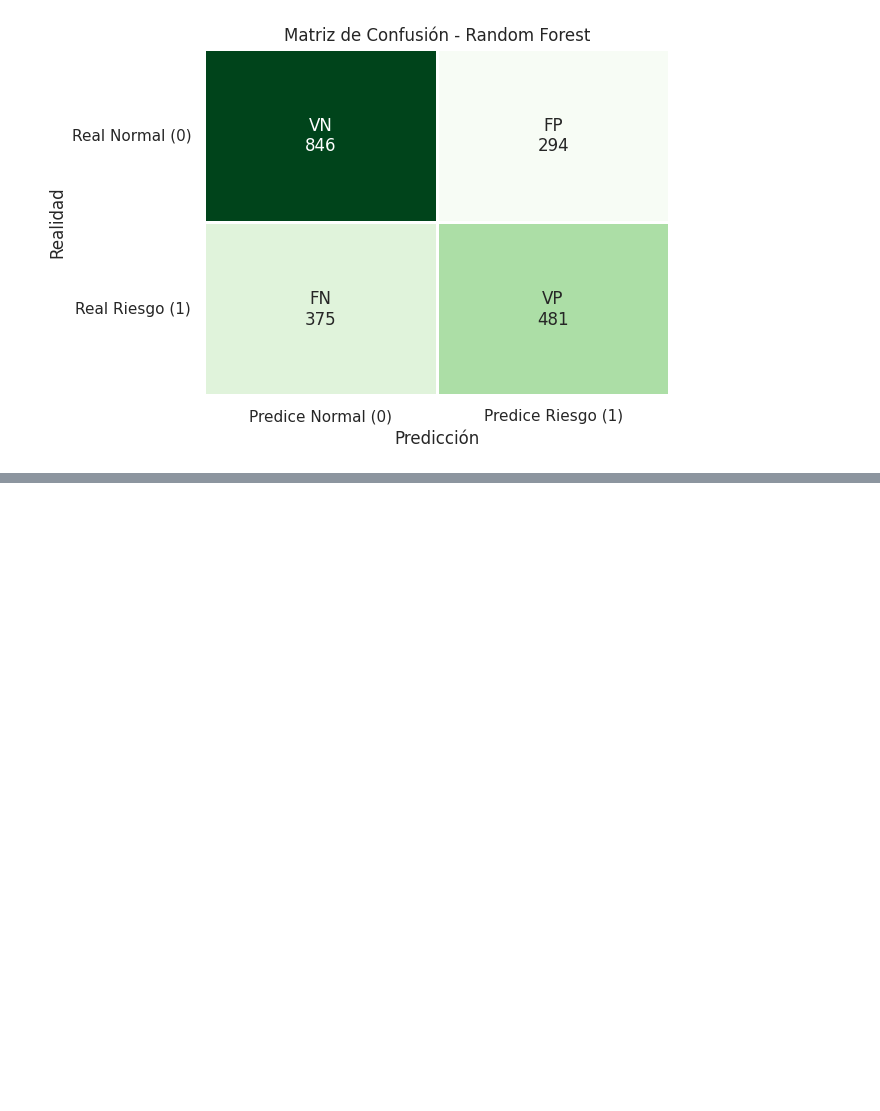
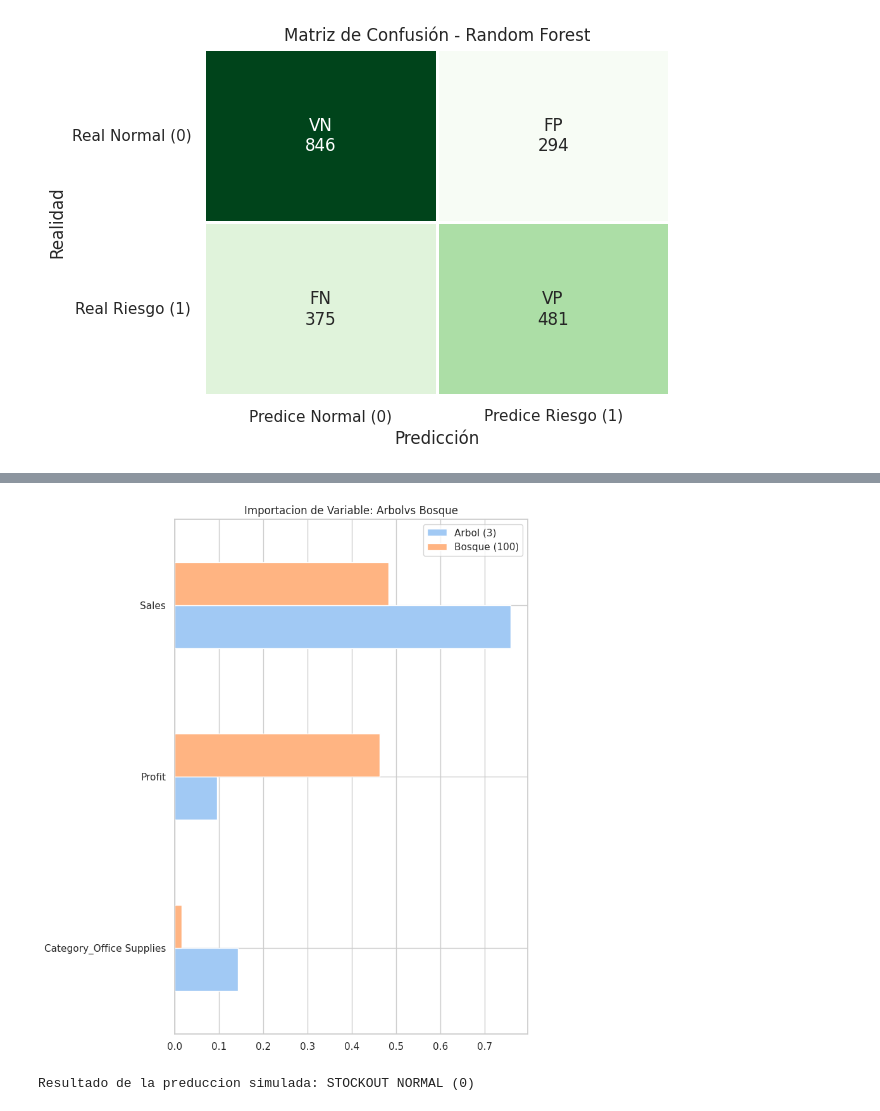
Before and after one commit to jvillagra66-oss/ml-inventario-superstore, a Jupyter notebook: notebooks/01_analisis_inventario.ipynb, the cells around one changed output, grey strips where cells are left out. Cells and saved outputs as stored; diff of their text form; code cells hidden in the pictures; blank space fills up the shorter version.

Commit message:
## 4. Importancia de Variables e Inferencia de Prueba Identificamos cuáles son los factores predictivos más influyentes en el modelo y realizamos una simulación de predicción en tiempo real.

```diff
--- a/notebooks/01_analisis_inventario.ipynb
+++ b/notebooks/01_analisis_inventario.ipynb
@@ -1182,0 +1190,23 @@ weighted avg       0.66      0.66      0.66      1996
+# %%
+# Importancia de caracteristicas
+imp_arbol = pd.Series(arbol.feature_importances_,  index=x.columns)
+imp_bosque = pd.Series(modelo_rf.feature_importances_, index=x.columns)
+
+df_imp = pd.DataFrame({'Arbol (3)': imp_arbol, 'Bosque (100)': imp_bosque}).sort_values('Bosque (100)')
+
+fig, ax = plt.subplots(figsize=(8,9))
+df_imp[df_imp['Bosque (100)'] > 0.01].plot(kind='barh', ax=ax)
+plt.title('Importacion de Variable: Arbolvs Bosque')
+plt.tight_layout()
+plt.tight_layout()
+plt.show()
+
+# Inferenci sobre una muestra
+muestra_simulada = x_test.iloc[[0]]
+prediccion_demo = modelo_rf.predict(muestra_simulada)
+resultado = 'RIESGO DE STOCKOUT (1)' if prediccion_demo[0] == 1 else 'STOCKOUT NORMAL (0)'
+
+print(f'Resultado de la preduccion simulada: {resultado}')
+# %% [output]
+[figure, added]
+Resultado de la preduccion simulada: STOCKOUT NORMAL (0)
```
Also changed, not shown: parts of 1 cell of this notebook.
